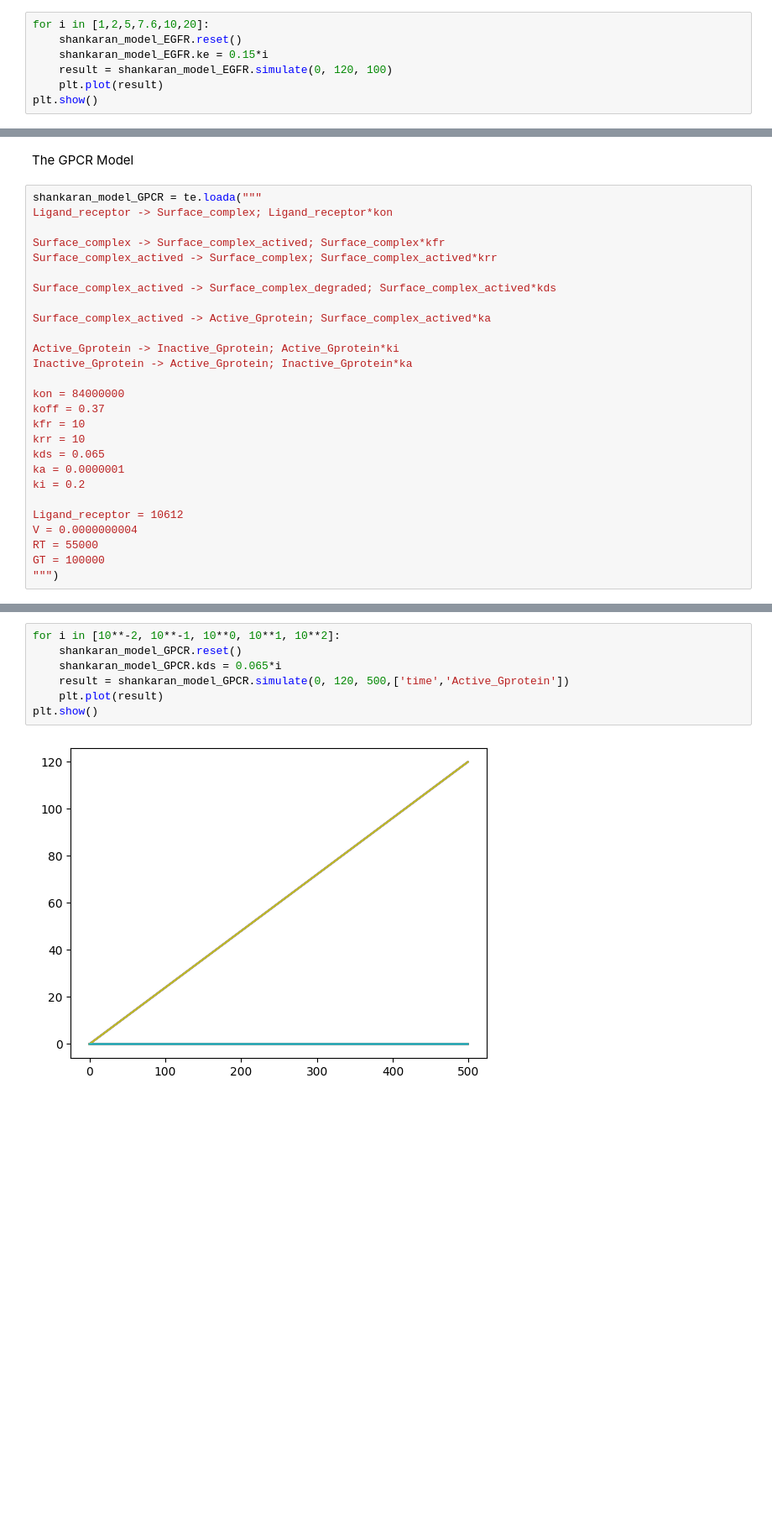
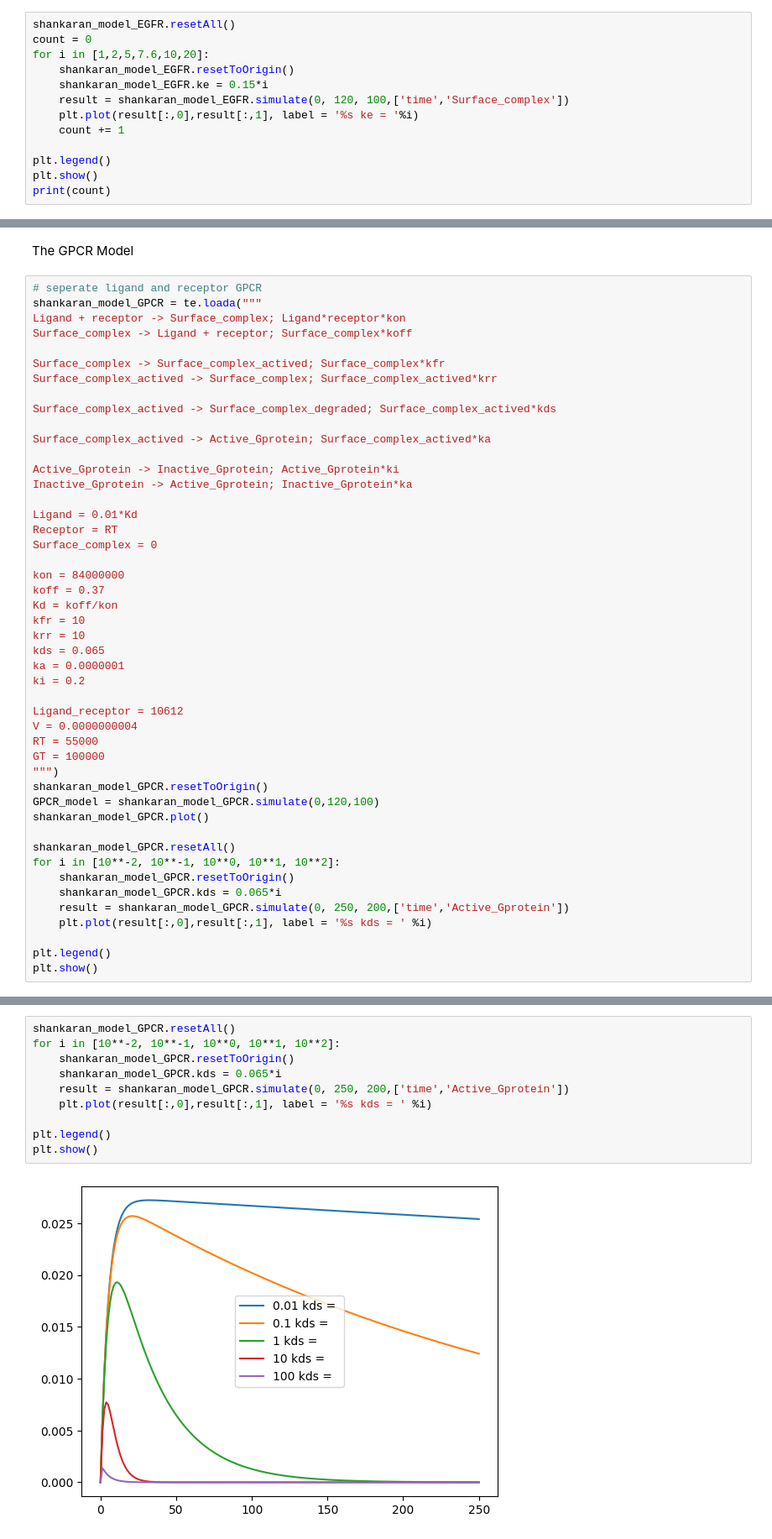
Before and after one commit to Ara101/Recapitulating-Shankaran2007-GPCR-model, a Jupyter notebook: GPCR_model/Shankaran_model.ipynb, the cells around one changed output, grey strips where cells are left out. Shown at 84% size. Saved outputs shown, nothing was run; the diff lists cells and outputs as text; blank space fills up the shorter version.

```diff
--- a/GPCR_model/Shankaran_model.ipynb
+++ b/GPCR_model/Shankaran_model.ipynb
@@ -44,8 +132,14 @@ shankaran_model_EGFR.plot(result)
 # %%
+shankaran_model_EGFR.resetAll()
+count = 0
 for i in [1,2,5,7.6,10,20]:
-    shankaran_model_EGFR.reset()
+    shankaran_model_EGFR.resetToOrigin()
     shankaran_model_EGFR.ke = 0.15*i
-    result = shankaran_model_EGFR.simulate(0, 120, 100)
-    plt.plot(result)
+    result = shankaran_model_EGFR.simulate(0, 120, 100,['time','Surface_complex'])
+    plt.plot(result[:,0],result[:,1], label = '%s ke = '%i)
+    count += 1
+
+plt.legend()
 plt.show()
+print(count)
 # %% [output]
@@ -53,8 +148,10 @@ plt.show()
 # %% [markdown]
 The GPCR Model
 # %%
+# seperate ligand and receptor GPCR
 shankaran_model_GPCR = te.loada("""
-Ligand_receptor -> Surface_complex; Ligand_receptor*kon
+Ligand + receptor -> Surface_complex; Ligand*receptor*kon
+Surface_complex -> Ligand + receptor; Surface_complex*koff
 
 Surface_complex -> Surface_complex_actived; Surface_complex*kfr
 Surface_complex_actived -> Surface_complex; Surface_complex_actived*krr
@@ -66,8 +163,13 @@ Surface_complex_actived -> Active_Gprotein; Surface_complex_actived*ka
 Active_Gprotein -> Inactive_Gprotein; Active_Gprotein*ki
 Inactive_Gprotein -> Active_Gprotein; Inactive_Gprotein*ka
 
+Ligand = 0.01*Kd
+Receptor = RT
+Surface_complex = 0
+
 kon = 84000000
 koff = 0.37
+Kd = koff/kon
 kfr = 10
 krr = 10
 kds = 0.065
@@ -79,3 +181,16 @@ V = 0.0000000004
 RT = 55000
 GT = 100000
 """)
+shankaran_model_GPCR.resetToOrigin()
+GPCR_model = shankaran_model_GPCR.simulate(0,120,100)
+shankaran_model_GPCR.plot()
+
+shankaran_model_GPCR.resetAll()
+for i in [10**-2, 10**-1, 10**0, 10**1, 10**2]:
+    shankaran_model_GPCR.resetToOrigin()
+    shankaran_model_GPCR.kds = 0.065*i
+    result = shankaran_model_GPCR.simulate(0, 250, 200,['time','Active_Gprotein'])
+    plt.plot(result[:,0],result[:,1], label = '%s kds = ' %i)
+
+plt.legend()
+plt.show()
@@ -88,9 +253,12 @@ shankaran_model_GPCR.plot()
 # %%
+shankaran_model_GPCR.resetAll()
 for i in [10**-2, 10**-1, 10**0, 10**1, 10**2]:
-    shankaran_model_GPCR.reset()
+    shankaran_model_GPCR.resetToOrigin()
     shankaran_model_GPCR.kds = 0.065*i
-    result = shankaran_model_GPCR.simulate(0, 120, 500,['time','Active_Gprotein'])
-    plt.plot(result)
+    result = shankaran_model_GPCR.simulate(0, 250, 200,['time','Active_Gprotein'])
+    plt.plot(result[:,0],result[:,1], label = '%s kds = ' %i)
+
+plt.legend()
 plt.show()
 # %% [output]
-[figure, old version]
+[figure, new version]
```
Also changed, not shown: parts of 11 cells of this notebook.
